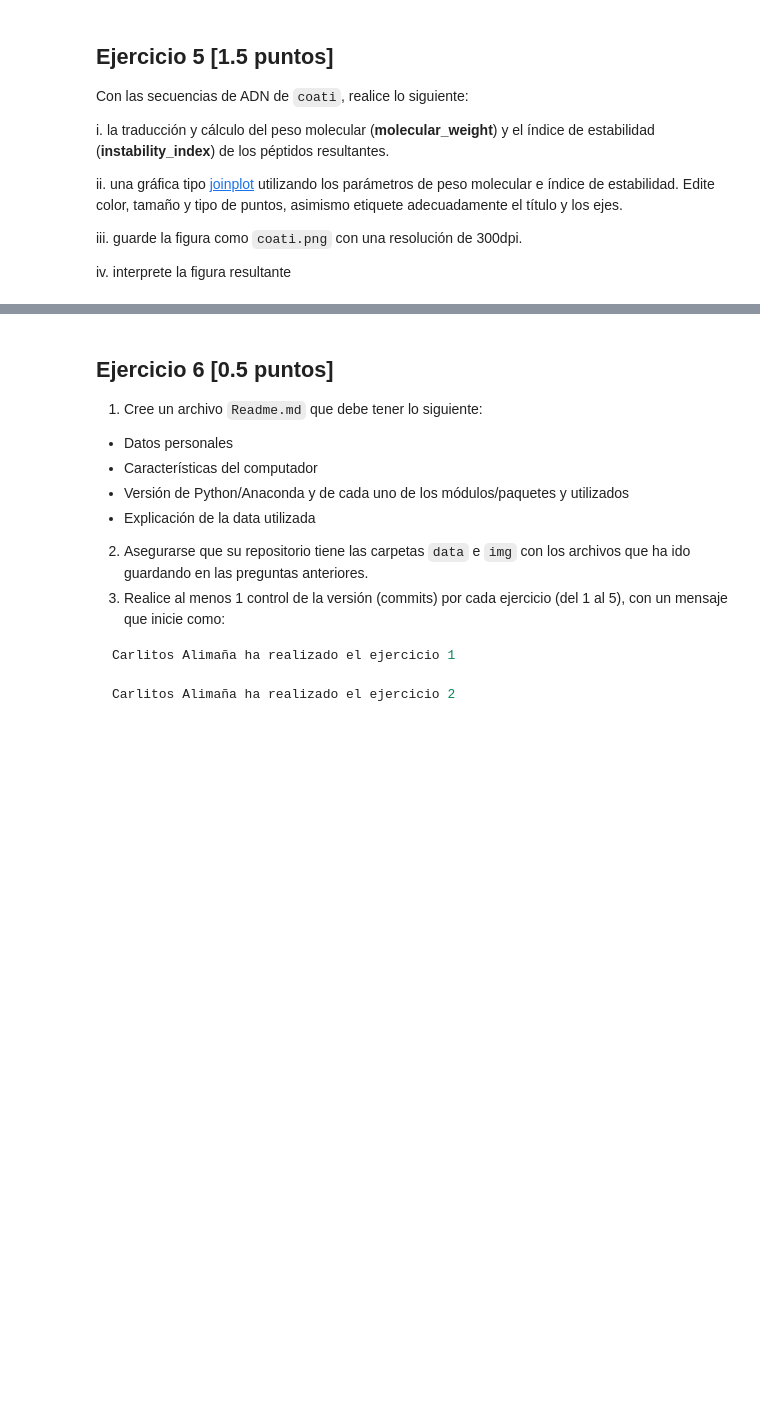
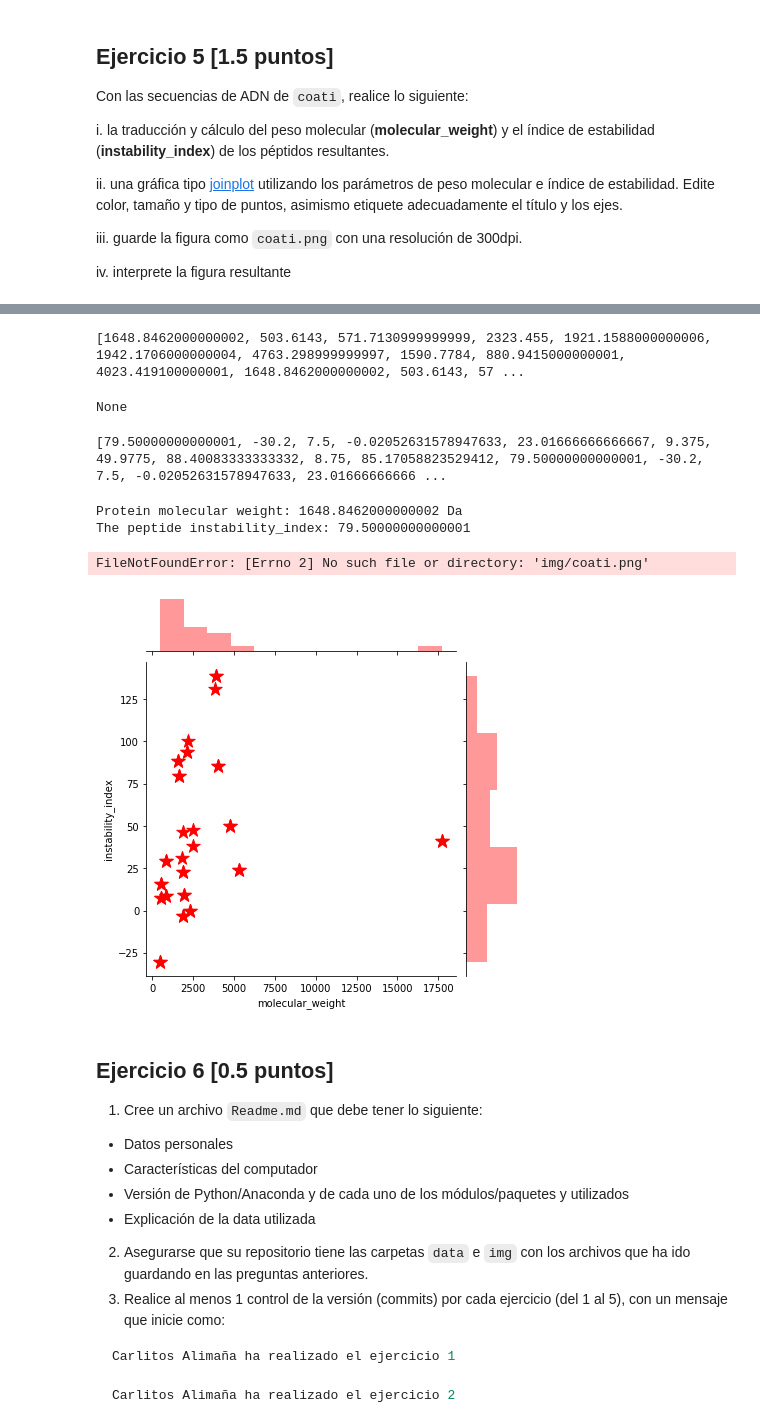
Before and after one commit to Joycita/2022II_GBI6_exam2, a Jupyter notebook: 2022II_GBI6G01_ExamenPython.ipynb, the cells around one changed output, grey strips where cells are left out. Cells and saved outputs as stored; diff of their text form; code cells hidden in the pictures; blank space fills up the shorter version.

```diff
--- a/2022II_GBI6G01_ExamenPython.ipynb
+++ b/2022II_GBI6G01_ExamenPython.ipynb
@@ -190,3 +260,59 @@ iv. interprete la figura resultante
+# %%
+print(NN)
+# %% [output]
+[1648.8462000000002, 503.6143, 571.7130999999999, 2323.455, 1921.1588000000006, 1942.1706000000004, 4763.298999999997, 1590.7784, 880.9415000000001, 4023.419100000001, 1648.8462000000002, 503.6143, 57 ...
+# %%
+def get_instability_index(sequences_list):
+    answer = []
+    for sequences in sequences_list:
+        análisis = ProteinAnalysis(sequences)
+        try:
+            instability_index = análisis.instability_index()
+            answer.append(instability_index)
+        except ZeroDivisionError:
+            return resultados
+
+MX= obtener_instability_index(lista)
+print(MX)
+# %% [output]
+None
+# %%
+MX=[79.50000000000001, -30.2, 7.5, -0.02052631578947633, 23.01666666666667, 9.375, 49.9775, 88.40083333333332, 8.75, 85.17058823529412, 79.50000000000001, -30.2, 7.5, -0.02052631578947633, 23.01666666666667, 9.375, 49.9775, 88.40083333333332, 8.75, 85.17058823529412, 46.331250000000004, 40.85974842767296, 24.01632653061225, 29.285714285714285, 30.906249999999996, 40.85974842767296, 24.01632653061225, 29.285714285714285, 138.74374999999998, 99.99047619047619, 15.7, 47.74347826086957, -3.0999999999999988, 138.74374999999998, 93.63809523809523, 15.7, 38.117391304347834, -3.0999999999999988, 131.03125, 93.63809523809523, 15.7, 36.86521739130435, -11.688235294117646, 127.36874999999999, 89.59523809523807, 15.7, 14.487500000000002, 119.65625, 83.09523809523809, 15.7, 21.999999999999996, 119.65625, 83.09523809523809, 15.7, 23.8390243902439, 119.65625, 83.09523809523809, 15.7, 23.8390243902439, 119.65625, 83.09523809523809, 15.7, 23.8390243902439, 116.41562499999999, 83.09523809523809, 15.7, 23.8390243902439, 133.3875, 83.09523809523809, 15.7, 23.8390243902439, 119.65625, 83.09523809523809, 15.7, 23.8390243902439, 97.253125, 83.09523809523809, 15.7, 24.146341463414632, 119.65625, 83.09523809523809, 15.7, 23.8390243902439, 119.65625, 102.8095238095238, 15.7, 18.74634146341463, 119.65625]
+# %%
+print(MX)
+# %% [output]
+[79.50000000000001, -30.2, 7.5, -0.02052631578947633, 23.01666666666667, 9.375, 49.9775, 88.40083333333332, 8.75, 85.17058823529412, 79.50000000000001, -30.2, 7.5, -0.02052631578947633, 23.01666666666 ...
+# %%
+from Bio.SeqUtils import molecular_weight
+from Bio.SeqUtils.ProtParam import ProteinAnalysis
+
+amino_acid_sequence = "CPNRISRSREFHF"
+
+molecular_weight= molecular_weight(amino_acid_sequence, "protein")
+
+print("Protein molecular weight:", molecular_weight, "Da")
+análisis = ProteinAnalysis("CPNRISRSREFHF")
+y= análisis.instability_index()
+print("The peptide instability_index:", instability_index)
+# %% [output]
+Protein molecular weight: 1648.8462000000002 Da
+The peptide instability_index: 79.50000000000001
+# %%
+import pandas as pd
+import seaborn as sns
+import matplotlib.pyplot as plt
+
+Molecular_weight = NN
+Instability_index = MX
+
+data= pd.DataFrame({'list1': Molecular_weight[:40], 'list2': Instability_index[:40]})
+plot= sns.jointplot(data=data, x='list1', y='list2', color='red', marker='*', s=200)
+plot.set_axis_labels(xlabel='molecular_weight', ylabel='instability_index')
+plt.savefig('img/coati.png', dpi=300)
+plt.show()
+# %% [output]
+FileNotFoundError: [Errno 2] No such file or directory: 'img/coati.png'
+[figure, added]
 # %% [markdown]
 ## Ejercicio 6 [0.5 puntos]
 
```
Also changed, not shown: parts of 5 cells of this notebook, 3 other files.
